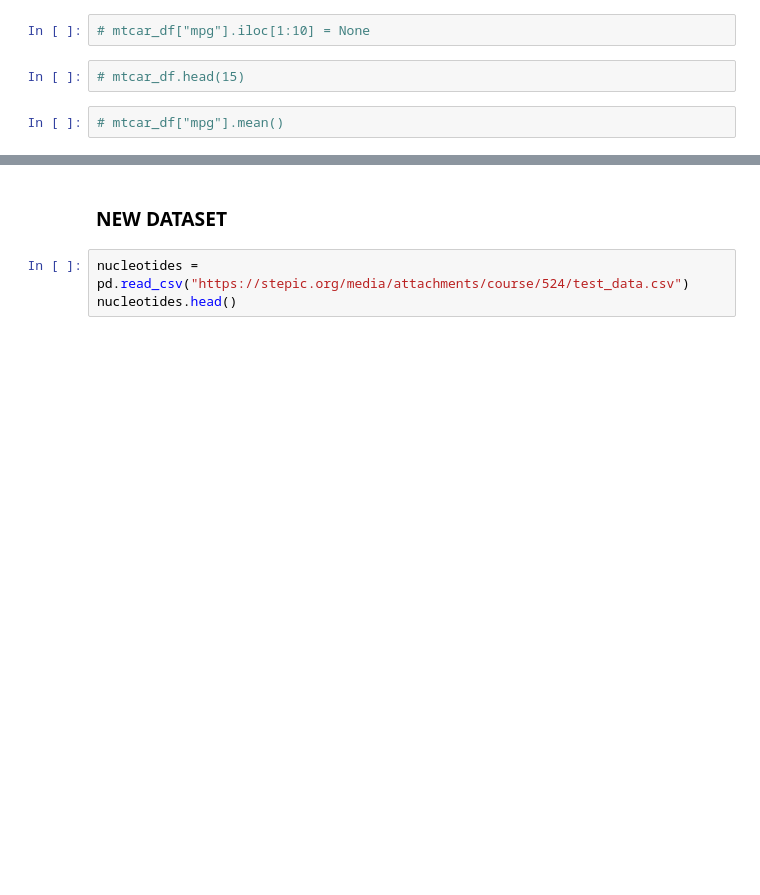
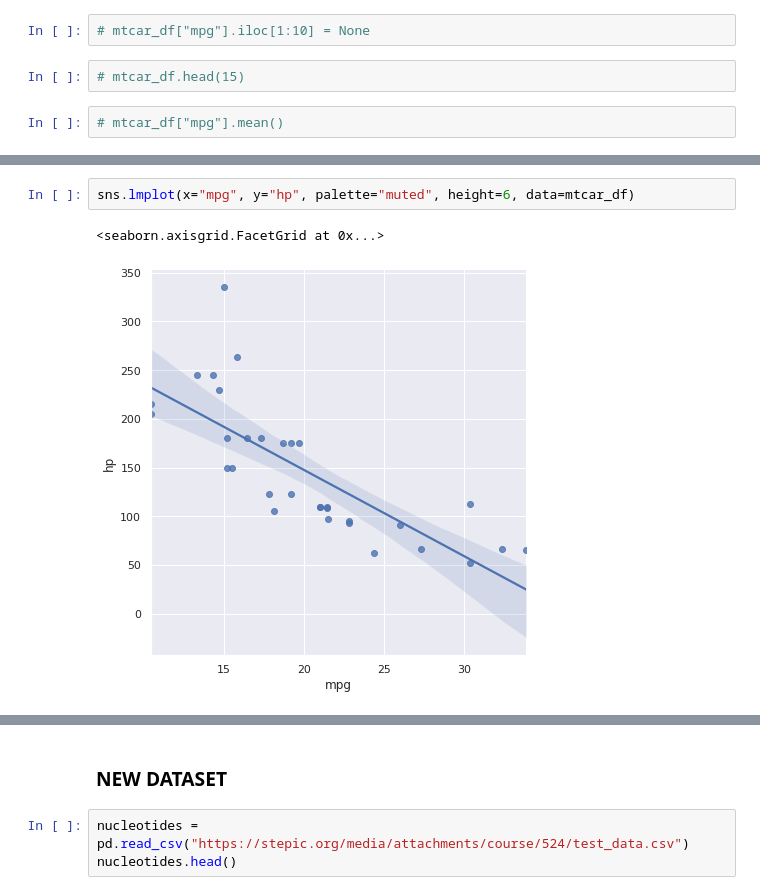
Before and after one commit to Osfory/Statistical_and_Data_Analysis_Test_area, a Jupyter notebook: Python/My_First_Chapter - Exploratory_DA.ipynb, the cells around one changed output, grey strips where cells are left out. Cells and saved outputs as stored; diff of their text form; blank space fills up the shorter version.

```diff
--- a/Python/My_First_Chapter - Exploratory_DA.ipynb
+++ b/Python/My_First_Chapter - Exploratory_DA.ipynb
@@ -95,0 +264,5 @@ p_value = st.fisher_exact(d)[1]
+# %%
+sns.lmplot(x="mpg", y="hp", palette="muted", height=6, data=mtcar_df)
+# %% [output]
+<seaborn.axisgrid.FacetGrid at 0x...>
+[figure, added]
```
Also changed, not shown: parts of 32 cells of this notebook.
